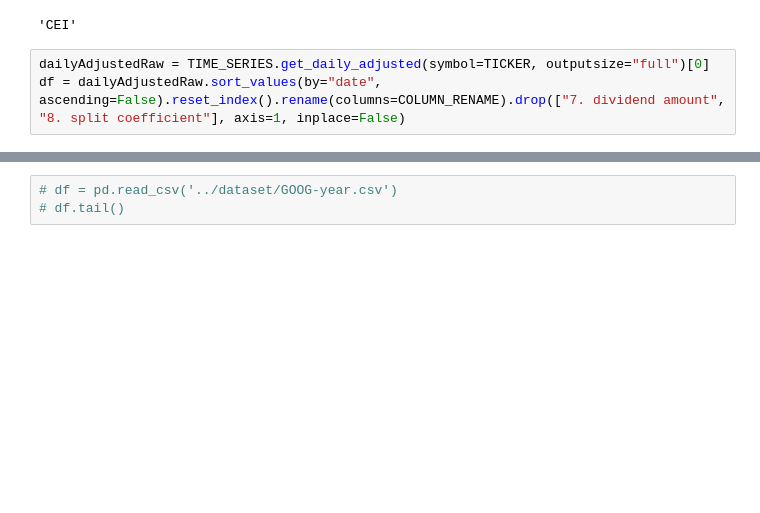
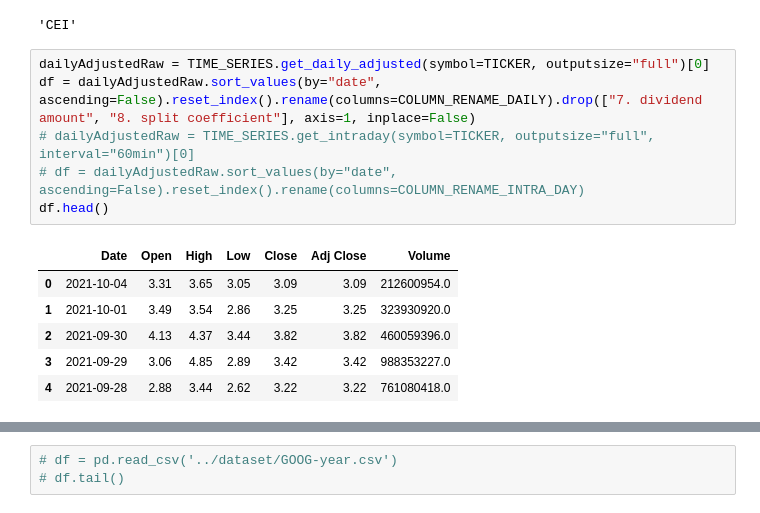
Before and after one commit to amedeiros/Stock-Prediction-Models, a Jupyter notebook: agent/1.turtle-agent.ipynb, the cells around one changed output, grey strips where cells are left out. Cells and saved outputs as stored; diff of their text form; blank space fills up the shorter version.

```diff
--- a/agent/1.turtle-agent.ipynb
+++ b/agent/1.turtle-agent.ipynb
@@ -18,5 +19,15 @@ TICKER
 'CEI'
 # %%
 dailyAdjustedRaw = TIME_SERIES.get_daily_adjusted(symbol=TICKER, outputsize="full")[0]
-df = dailyAdjustedRaw.sort_values(by="date", ascending=False).reset_index().rename(columns=COLUMN_RENAME).drop(["7. dividend amount", "8. split coefficient"], axis=1, inplace=False)
+df = dailyAdjustedRaw.sort_values(by="date", ascending=False).reset_index().rename(columns=COLUMN_RENAME_DAILY).drop(["7. dividend amount", "8. split coefficient"], axis=1, inplace=False)
+# dailyAdjustedRaw = TIME_SERIES.get_intraday(symbol=TICKER, outputsize="full", interval="60min")[0]
+# df = dailyAdjustedRaw.sort_values(by="date", ascending=False).reset_index().rename(columns=COLUMN_RENAME_INTRA_DAY)
+df.head()
+# %% [output]
+|  | Date | Open | High | Low | Close | Adj Close | Volume |
+| 0 | 2021-10-04 | 3.31 | 3.65 | 3.05 | 3.09 | 3.09 | 212600954.0 |
+| 1 | 2021-10-01 | 3.49 | 3.54 | 2.86 | 3.25 | 3.25 | 323930920.0 |
+| 2 | 2021-09-30 | 4.13 | 4.37 | 3.44 | 3.82 | 3.82 | 460059396.0 |
+| 3 | 2021-09-29 | 3.06 | 4.85 | 2.89 | 3.42 | 3.42 | 988353227.0 |
+| 4 | 2021-09-28 | 2.88 | 3.44 | 2.62 | 3.22 | 3.22 | 761080418.0 |
 # %%
```
Also changed, not shown: parts of 5 cells of this notebook, 5 other files.
